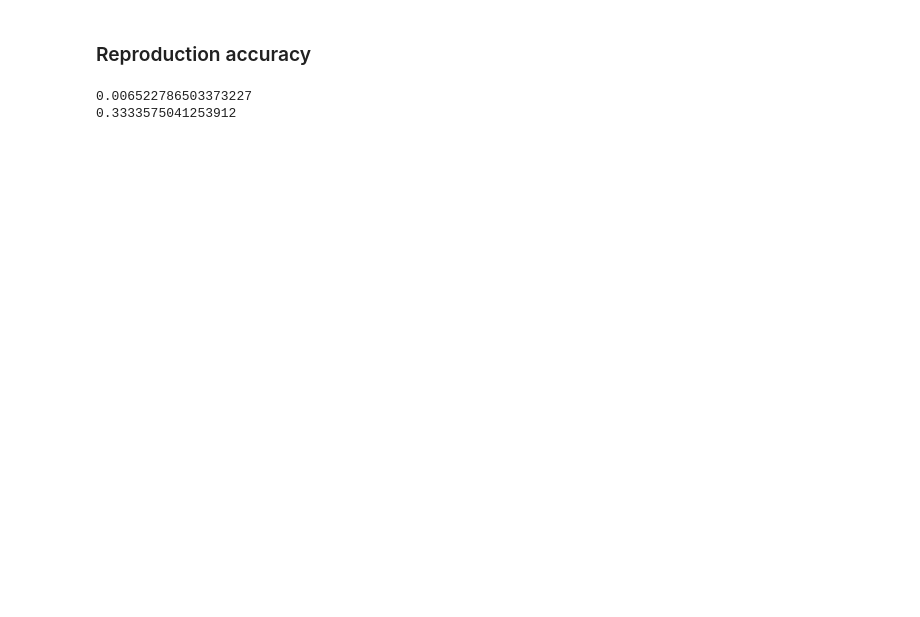
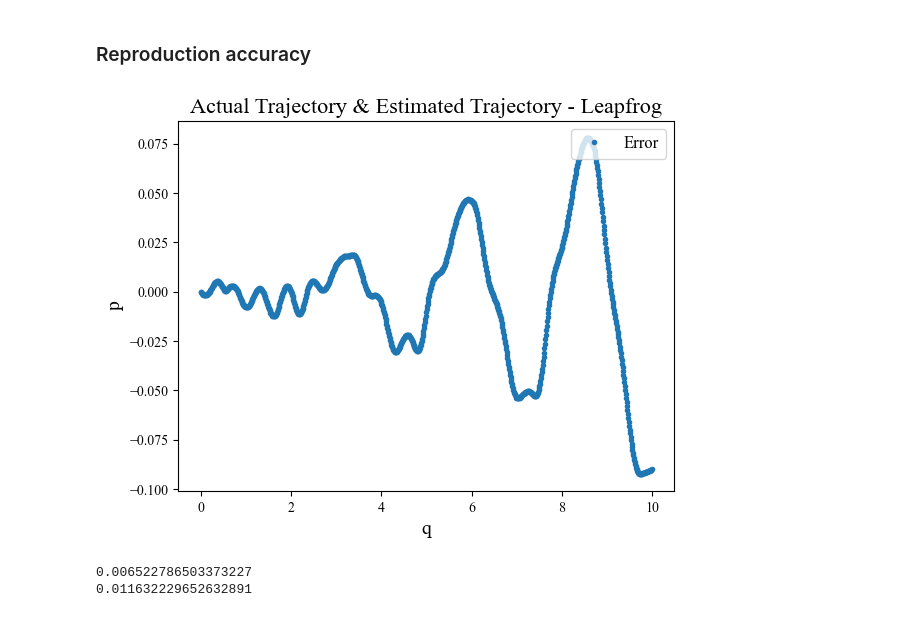
Before and after one commit to helenatp/tpk4960, a Jupyter notebook: src/hamilton/hamilton_pendulum.ipynb, the cells around one changed output. Saved outputs shown, nothing was run; the diff lists cells and outputs as text; code cells hidden in the pictures; blank space fills up the shorter version.

```diff
--- a/src/hamilton/hamilton_pendulum.ipynb
+++ b/src/hamilton/hamilton_pendulum.ipynb
@@ -470,11 +470,24 @@ fig_pendulum_hamilton.show()
 # %% [markdown]
 ### Reproduction accuracy
+# %%
+error_symplectic_2 = x_train - data_series_symplectic
+
+fig_pendulum_error_symplectic_2 = plt.figure(8)
+plt.title('Actual Trajectory & Estimated Trajectory - Leapfrog', fontsize=16)
+plt.plot(time_series, error_symplectic_2[0, :], '.', linewidth = 0.000001) #cmap='viridis'
+plt.xlabel('q', fontsize=14)
+plt.ylabel('p', fontsize=14)
+#plt.xlim((8, 9))
+plt.legend(['Error'], loc = 'upper right', frameon = True , prop ={'size': 12 } )
+fig_pendulum_error_symplectic_2.show()
+# %% [output]
+[figure, added]
 # %%
-error_symplectic = np.mean(np.linalg.norm(x_train - data_series_symplectic, ord=2, axis=0) / t_max)
-error_gauss = np.mean(np.linalg.norm(x_train_gauss - data_series, ord=2, axis=0) / t_max)
+error_symplectic_mean = np.mean(np.linalg.norm(x_train - data_series_symplectic, ord=2, axis=0) / t_max)
+error_gauss_mean = np.mean(np.linalg.norm(x_train - data_series, ord=2, axis=0) / t_max)
 
-print(error_symplectic)
-print(error_gauss)
+print(error_symplectic_mean)
+print(error_gauss_mean)
 # %% [output]
 0.006522786503373227
-0.3333575041253912
+0.011632229652632891
```
Also changed, not shown: parts of 5 cells of this notebook.
